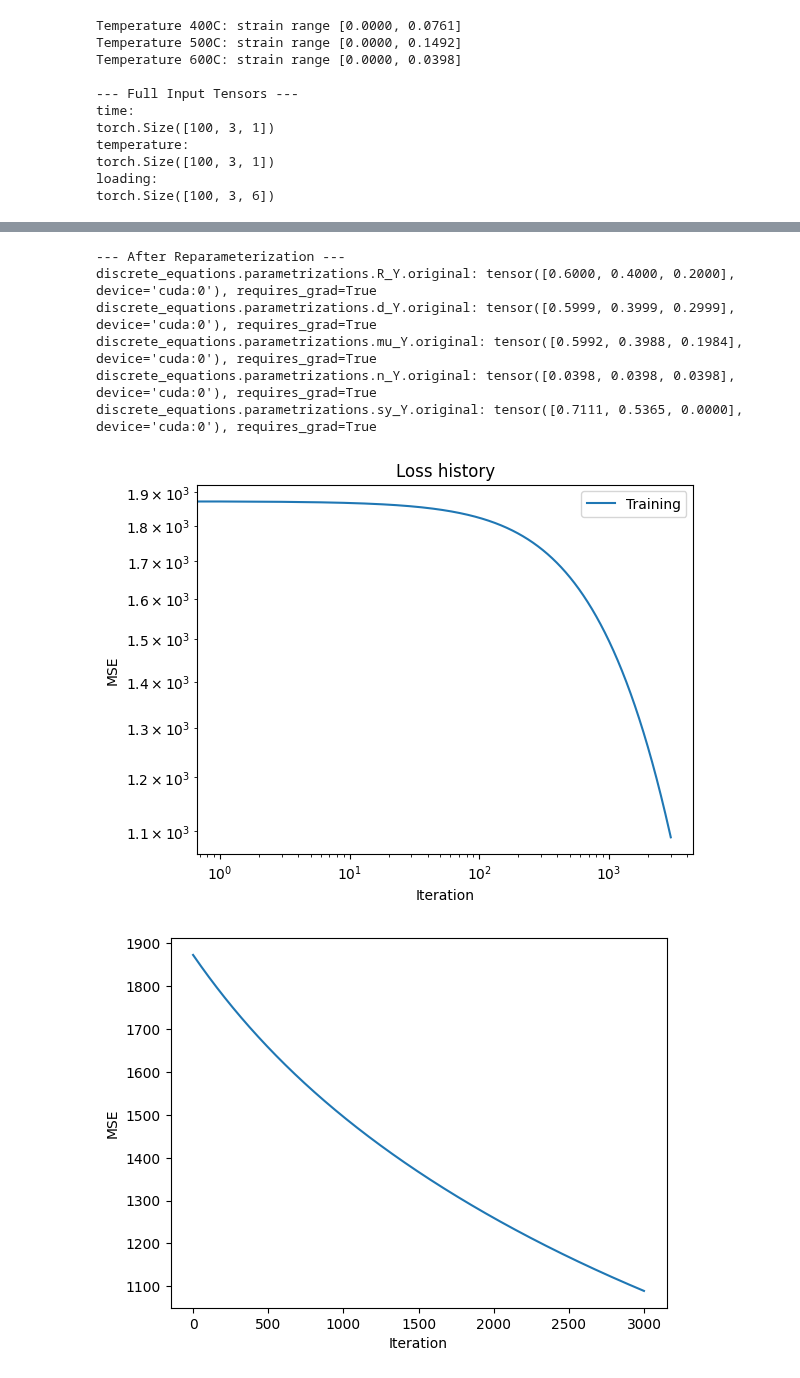
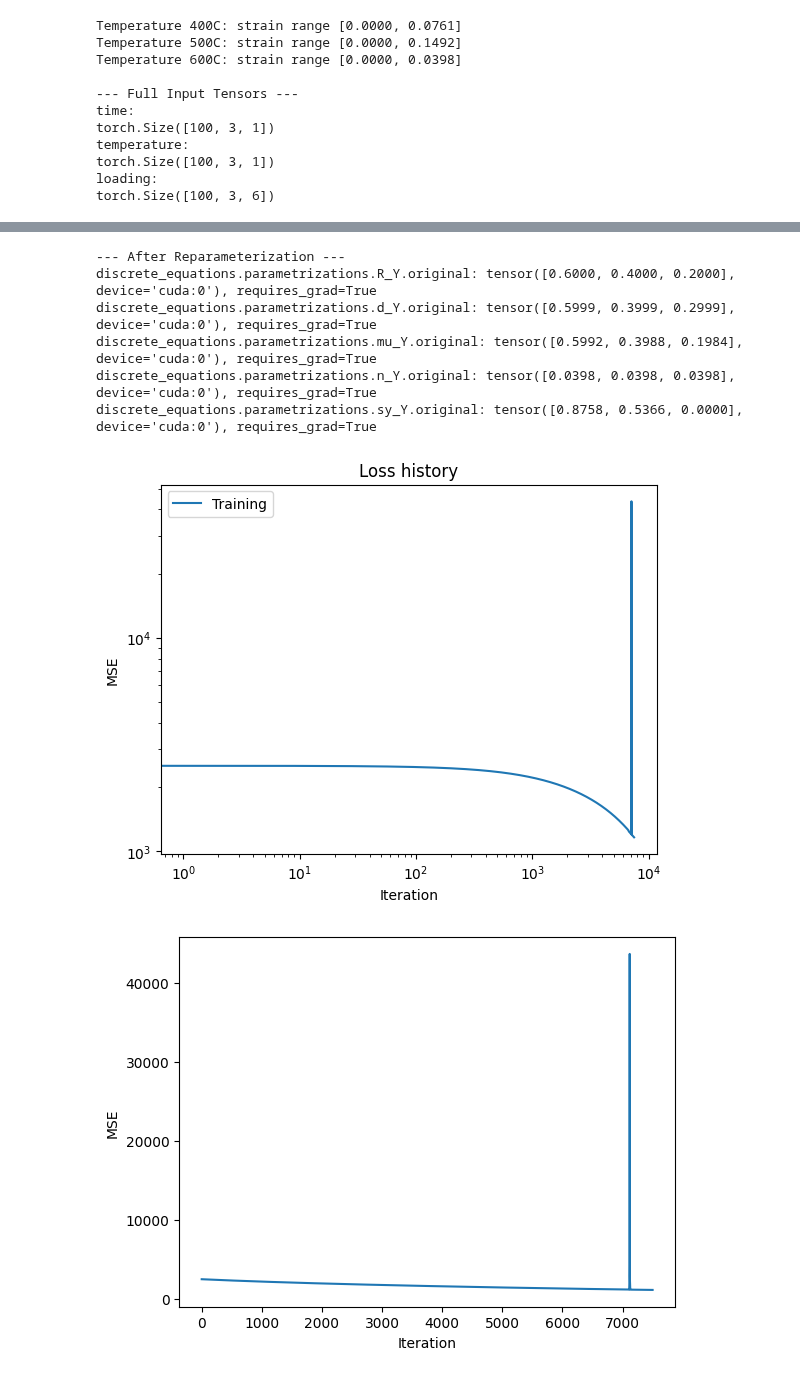
Before and after one commit to ColinMG2/neml2, a Jupyter notebook: cmg_projects/example_deterministic.ipynb, the cells around one changed output, grey strips where cells are left out. Drawn from its saved outputs; the diff is of its cells as text; code cells hidden in the pictures.

```diff
--- a/cmg_projects/example_deterministic.ipynb
+++ b/cmg_projects/example_deterministic.ipynb
@@ -154,11 +154,9 @@ for i, T in enumerate(temperatures):
 plt.figure()
 for i, T in enumerate(temperatures):
     t_label = str(int(T.item()))
-    plt.plot(exp_strain_data[:, i, 0].cpu().numpy(), exp_stress_data[:, i, 0].cpu().numpy(), '--',
-               label=f"Interpolated {t_label}C", linewidth=2)
+    plt.plot(exp_strain_data[:, i, 0].cpu().numpy(), exp_stress_data[:, i, 0].cpu().numpy(), '--', color=f'C{i}', lw=4, label=f"Interpolated {t_label}C")
 for temp_label in strain_data:
-    plt.plot(strain_data[temp_label].cpu().numpy(), stress_data[temp_label].cpu().numpy(),
-            label=f"Original {temp_label}C")
+    plt.plot(strain_data[temp_label].cpu().numpy(), stress_data[temp_label].cpu().numpy(), color='k', label=f"Original {temp_label}C")
 plt.xlabel("Strain xx")
 plt.ylabel("Stress xx (MPa)")
 plt.title("Interpolated vs Original Data")
@@ -193,7 +191,7 @@ class SolveStrain(torch.nn.Module):
         atol (float): absolute tolerance to use for Newton's method during time integration
     """
 
-    def __init__(self, discrete_equations, nchunk=1, rtol=1.0e-6, atol=1.0e-4):
+    def __init__(self, discrete_equations, nchunk=1, rtol=1.0e-5, atol=1.0e-3):
         super().__init__()
         self.discrete_equations = discrete_equations
         self.nchunk = nchunk
@@ -238,7 +236,7 @@ class SolveStrain(torch.nn.Module):
 
         return result[...,0:1]
 # %%
-nchunk = 25
+nchunk = 50
 nmodel = neml2.load_model("test_model2.i", "implicit_rate")
 nmodel.to(device = device)
 print(nmodel)
@@ -400,7 +390,7 @@ R_scaler = reparametrization.RangeRescale(torch.tensor([0.0, 0.0, 0.0], device=d
 d_scaler = reparametrization.RangeRescale(torch.tensor([0.01, 0.01, 0.01], device=device), torch.tensor([50.0, 50.0, 50.0], device=device))
 mu_scaler = reparametrization.RangeRescale(torch.tensor([1.0, 1.0, 1.0], device=device), torch.tensor([500.0, 500.0, 500.0], device=device))
 n_scaler = reparametrization.RangeRescale(torch.tensor([0.01, 0.01, 0.01], device=device), torch.tensor([50.0, 50.0, 50.0], device=device))
-sy_scaler = reparametrization.RangeRescale(torch.tensor([400.0, 400.0, 400.0], device=device), torch.tensor([600.0, 600.0, 600.0], device=device))
+sy_scaler = reparametrization.RangeRescale(torch.tensor([300.0, 300.0, 300.0], device=device), torch.tensor([600.0, 600.0, 600.0], device=device))
 
 model_reparameterizer = reparametrization.Reparameterizer(
     {"discrete_equations.R_Y": R_scaler,
@@ -420,45 +410,43 @@ discrete_equations.parametrizations.R_Y.original: tensor([0.6000, 0.4000, 0.2000
 discrete_equations.parametrizations.d_Y.original: tensor([0.5999, 0.3999, 0.2999], device='cuda:0'), requires_grad=True
 discrete_equations.parametrizations.mu_Y.original: tensor([0.5992, 0.3988, 0.1984], device='cuda:0'), requires_grad=True
 discrete_equations.parametrizations.n_Y.original: tensor([0.0398, 0.0398, 0.0398], device='cuda:0'), requires_grad=True
-discrete_equations.parametrizations.sy_Y.original: tensor([0.7111, 0.5365, 0.0000], device='cuda:0'), requires_grad=True
+discrete_equations.parametrizations.sy_Y.original: tensor([0.8758, 0.5366, 0.0000], device='cuda:0'), requires_grad=True
 # %%
-niter = 3000
-lr = 1.0e-5
+niter = 7500
+lr = 5.0e-6
 optimizer = torch.optim.Adam(model.parameters(), lr=lr)
 loss_fn = torch.nn.MSELoss()
 
 titer = tqdm.tqdm(
     range(niter),
     bar_format="{desc}: {percentage:3.0f}%|{bar}|{n_fmt}/{total_fmt}{postfix}",
 )
 titer.set_description("Loss:")
 loss_history = []
 for i in titer:
     optimizer.zero_grad()
     res = model(time, temperature_tensor, loading)
     loss = loss_fn(res, exp_stress_data[...,0:1])
     loss.backward()
     loss_history.append(loss.detach().clone().cpu())
     titer.set_description("Loss: %3.2e" % loss_history[-1])
     optimizer.step()
 
 plt.figure()
 plt.loglog(loss_history, label="Training")
 plt.xlabel("Iteration")
 plt.ylabel("MSE")
 plt.legend(loc="best")
 plt.title("Loss history")
-plt.savefig("loss_history.png")
 
 plt.figure()
 plt.plot(range(len(loss_history)), loss_history)
 plt.xlabel("Iteration")
 plt.ylabel("MSE")
-plt.savefig("loss_history_linear.png")
 plt.show()
 # %% [output]
-[figure, old version]
+[figure, new version]
-[figure, old version]
+[figure, new version]
 # %%
 for i,T in enumerate(temperatures):
     temp_label = str(int(T.item()))
```
Also changed, not shown: parts of 6 cells of this notebook, 6 other files.
